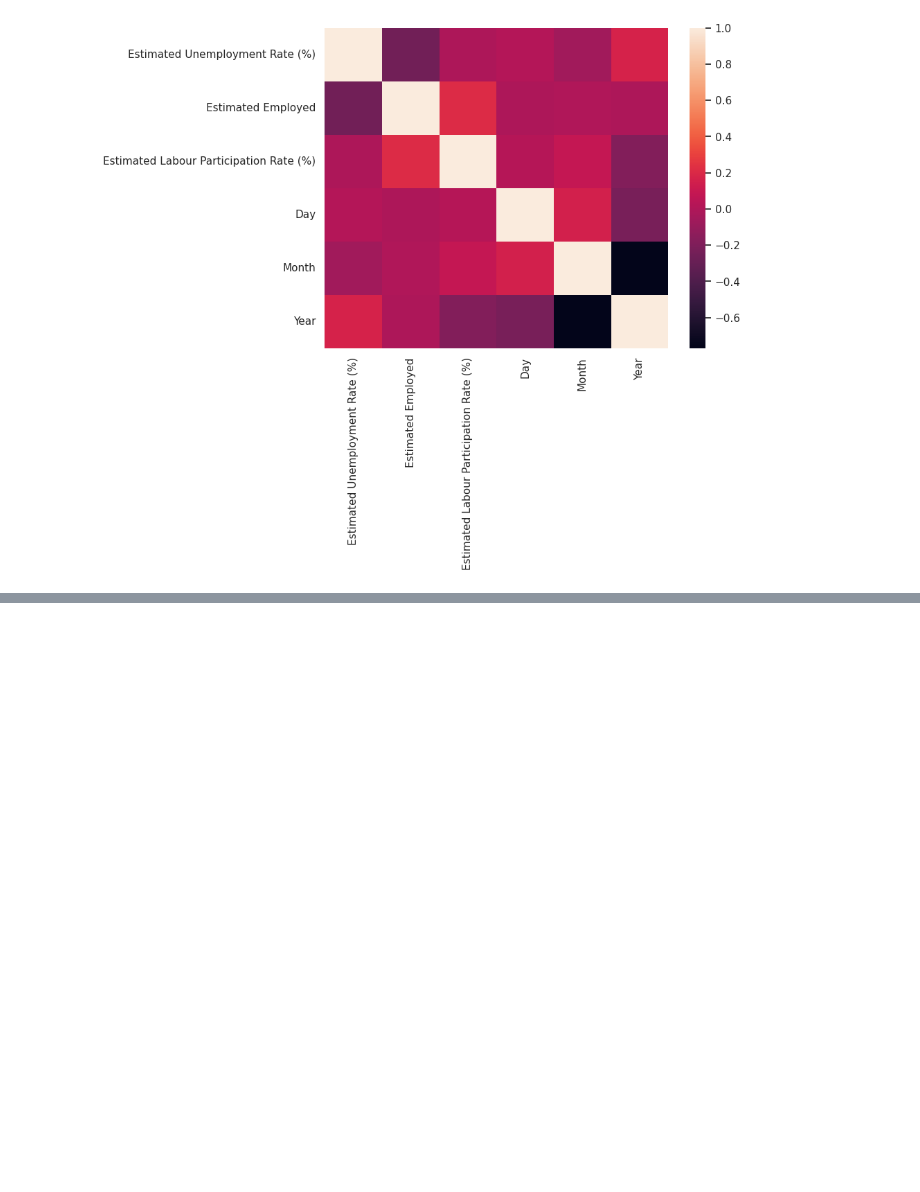
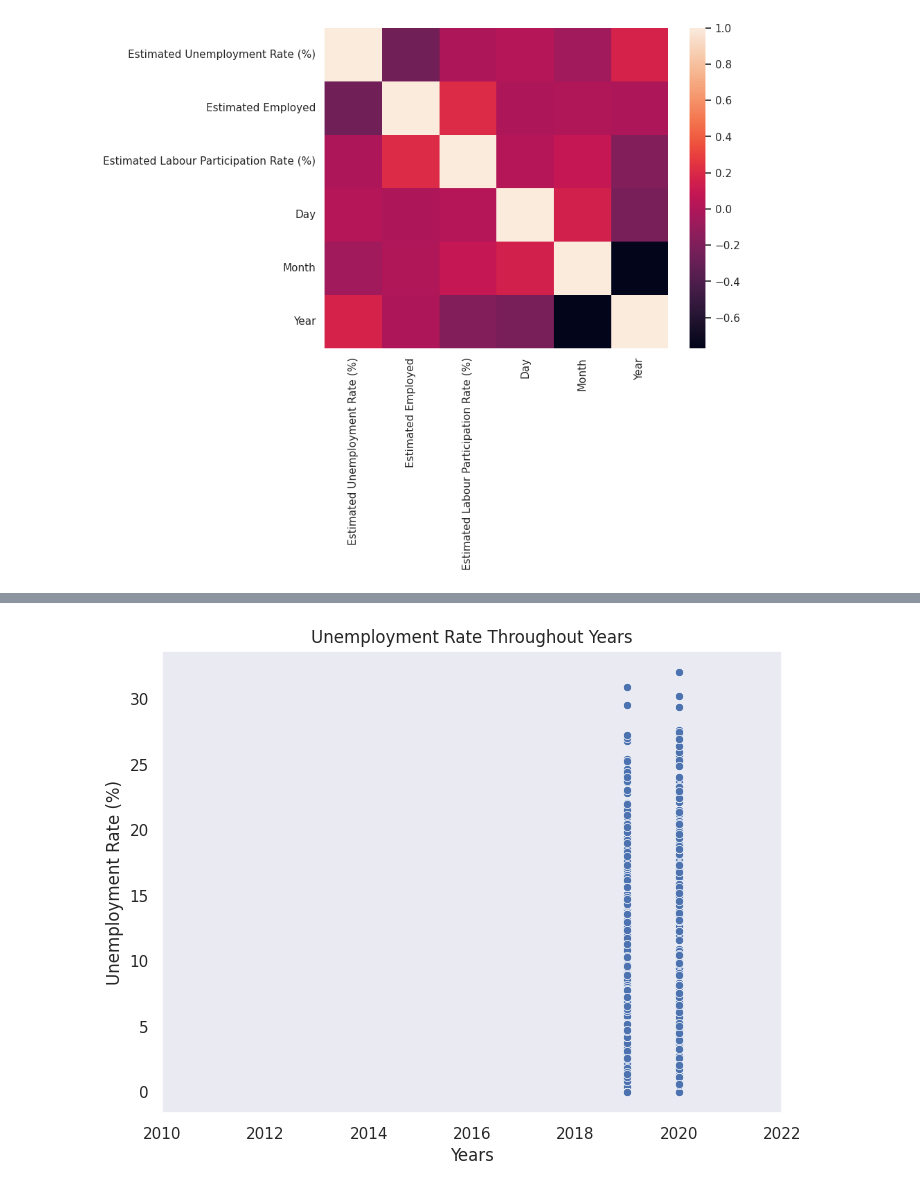
Before and after one commit to gazizovaa/CodeAlpha_Unemployment-_Analysis, a Jupyter notebook: CodeAlpha_Unemployment_Analysis.ipynb, the cells around one changed output, grey strips where cells are left out. Saved outputs shown, nothing was run; the diff lists cells and outputs as text; code cells hidden in the pictures; blank space fills up the shorter version.

```diff
--- a/CodeAlpha_Unemployment_Analysis.ipynb
+++ b/CodeAlpha_Unemployment_Analysis.ipynb
@@ -275,0 +308,12 @@ plt.show();
+# %%
+# Displays the relationship between unemployment rate and years
+plt.figure(figsize=(8,6))
+sns.scatterplot(data=unemployment_df,x='Year',y='Estimated Unemployment Rate (%)')
+plt.title('Unemployment Rate Throughout Years')
+plt.xlim(2010,2022)
+plt.xlabel('Years')
+plt.ylabel('Unemployment Rate (%)')
+plt.grid()
+plt.show();
+# %% [output]
+[figure, added]
```
Also changed, not shown: parts of 5 cells of this notebook.
